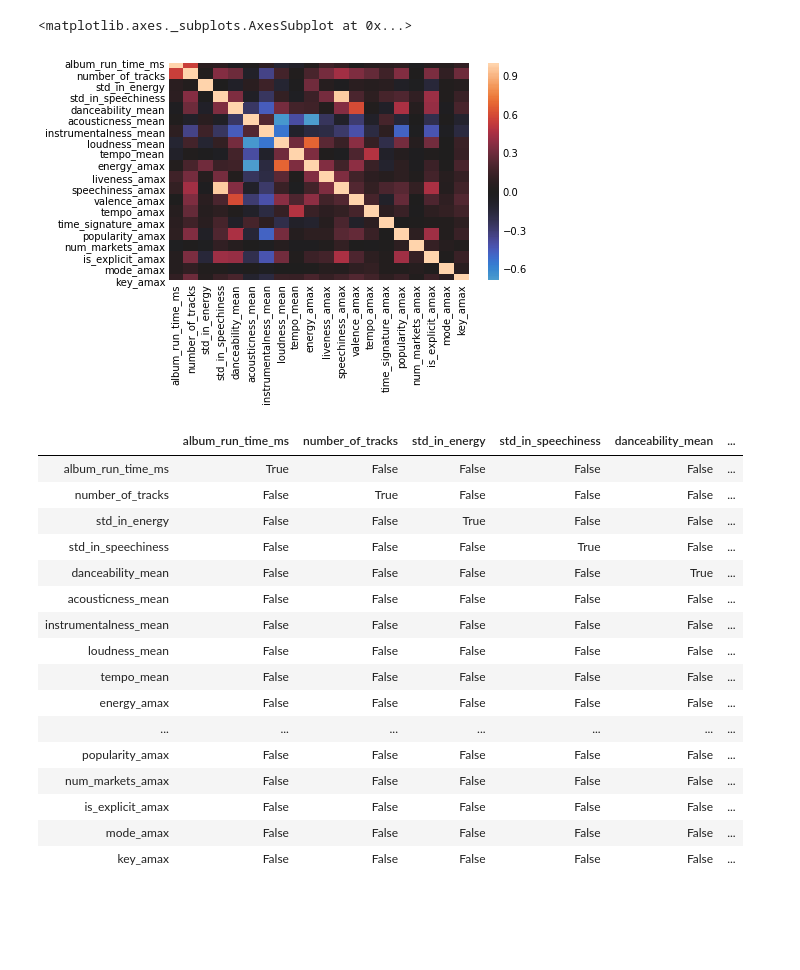
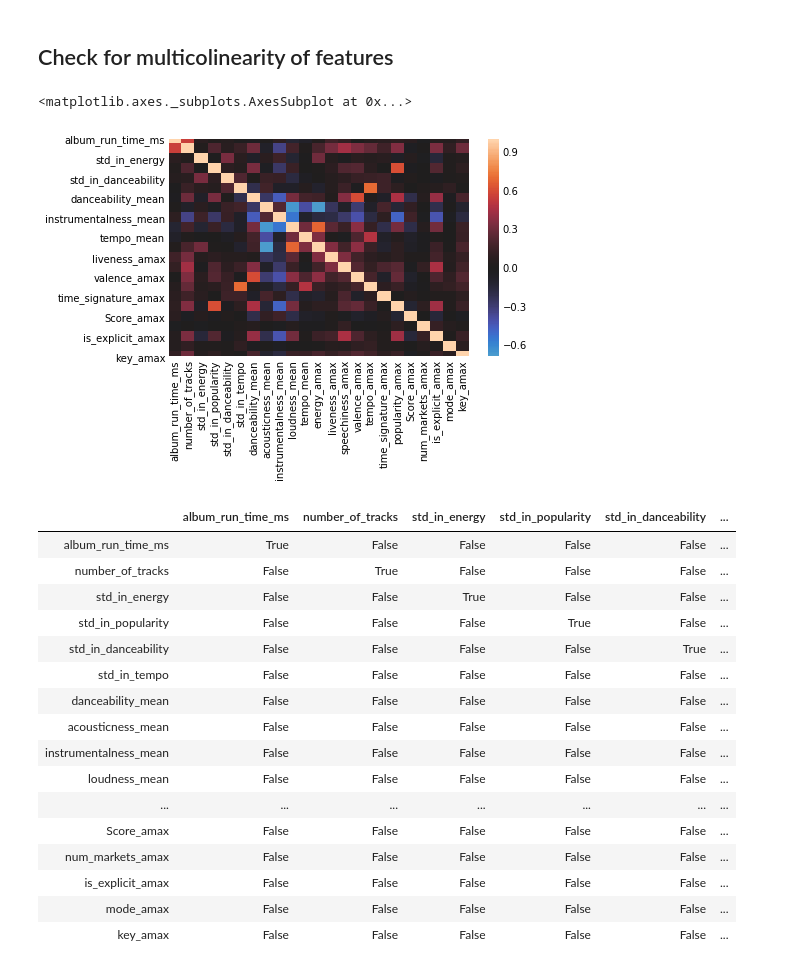
Before and after one commit to bpbull/virtual_vinyl_critic, a Jupyter notebook: modeling.ipynb, the cells around one changed output. Saved outputs shown, nothing was run; the diff lists cells and outputs as text; code cells hidden in the pictures; blank space fills up the shorter version.

```diff
--- a/modeling.ipynb
+++ b/modeling.ipynb
@@ -72,26 +57,28 @@ data_pred.head()
+# %% [markdown]
+## Check for multicolinearity of features
 # %%
 #look at heatmap
-sns.heatmap(data_pred.corr(), center=0)
+sns.heatmap(df.corr(), center=0)
 # %% [output]
 <matplotlib.axes._subplots.AxesSubplot at 0x...>
-[figure, old version]
+[figure, new version]
 # %%
 #check for multicoliniar features above 0.75
-abs(data_pred.corr()) > 0.75
+abs(df.corr()) > 0.75
 # %% [output]
-|  | album_run_time_ms | number_of_tracks | std_in_energy | std_in_speechiness | danceability_mean | ... |
+|  | album_run_time_ms | number_of_tracks | std_in_energy | std_in_popularity | std_in_danceability | ... |
 | album_run_time_ms | True | False | False | False | False | ... |
 | number_of_tracks | False | True | False | False | False | ... |
 | std_in_energy | False | False | True | False | False | ... |
-| std_in_speechiness | False | False | False | True | False | ... |
-| danceability_mean | False | False | False | False | True | ... |
+| std_in_popularity | False | False | False | True | False | ... |
+| std_in_danceability | False | False | False | False | True | ... |
+| std_in_tempo | False | False | False | False | False | ... |
+| danceability_mean | False | False | False | False | False | ... |
 | acousticness_mean | False | False | False | False | False | ... |
 | instrumentalness_mean | False | False | False | False | False | ... |
 | loudness_mean | False | False | False | False | False | ... |
-| tempo_mean | False | False | False | False | False | ... |
-| energy_amax | False | False | False | False | False | ... |
 | ... | ... | ... | ... | ... | ... | ... |
-| popularity_amax | False | False | False | False | False | ... |
+| Score_amax | False | False | False | False | False | ... |
 | num_markets_amax | False | False | False | False | False | ... |
 | is_explicit_amax | False | False | False | False | False | ... |
 | mode_amax | False | False | False | False | False | ... |
```
Also changed, not shown: parts of 92 cells of this notebook.
